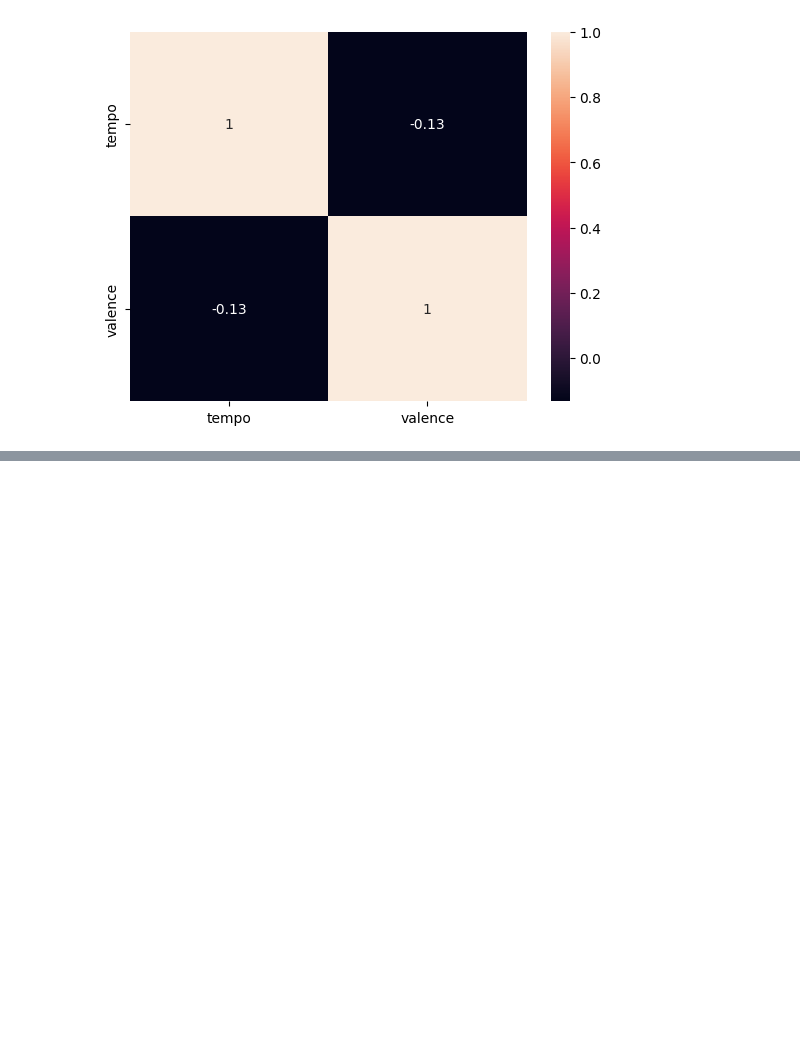
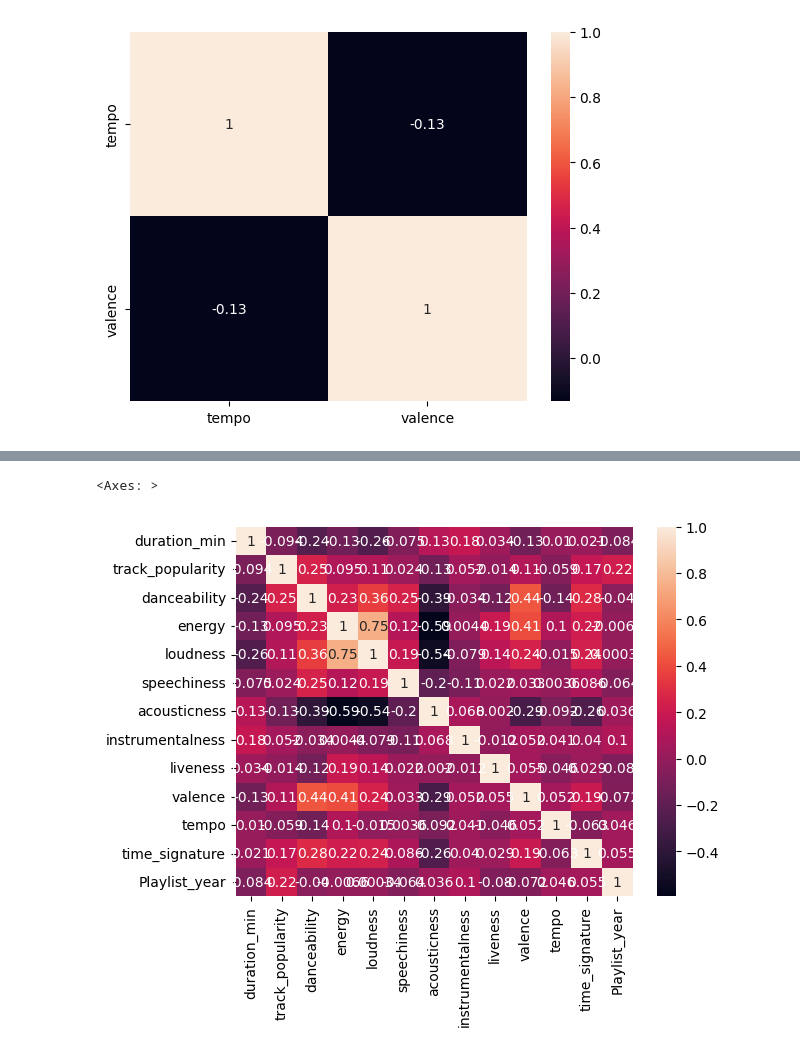
Before and after one commit to Ramonalyst/Music_Recommendation_System, a Jupyter notebook: MRS_statistical_testing.ipynb, the cells around one changed output, grey strips where cells are left out. Saved outputs shown, nothing was run; the diff lists cells and outputs as text; code cells hidden in the pictures; blank space fills up the shorter version.

Commit message:
sns heatmap for all numerical variables

```diff
--- a/MRS_statistical_testing.ipynb
+++ b/MRS_statistical_testing.ipynb
@@ -284,0 +305,4 @@ sns.heatmap(corr_matrix_2_top_100, annot=True)
+# %%
+#creating DataFrame with numerical variables only
+df_obama_corr = df_obama.select_dtypes(include=['int', 'float'])
+df_obama_corr.head()
@@ -284,0 +333,5 @@ sns.heatmap(corr_matrix_2_top_100, annot=True)
+# %%
+sns.heatmap(df_obama_corr.corr(), annot=True)
+# %% [output]
+<Axes: >
+[figure, added]
```
Also changed, not shown: parts of 13 cells of this notebook.
